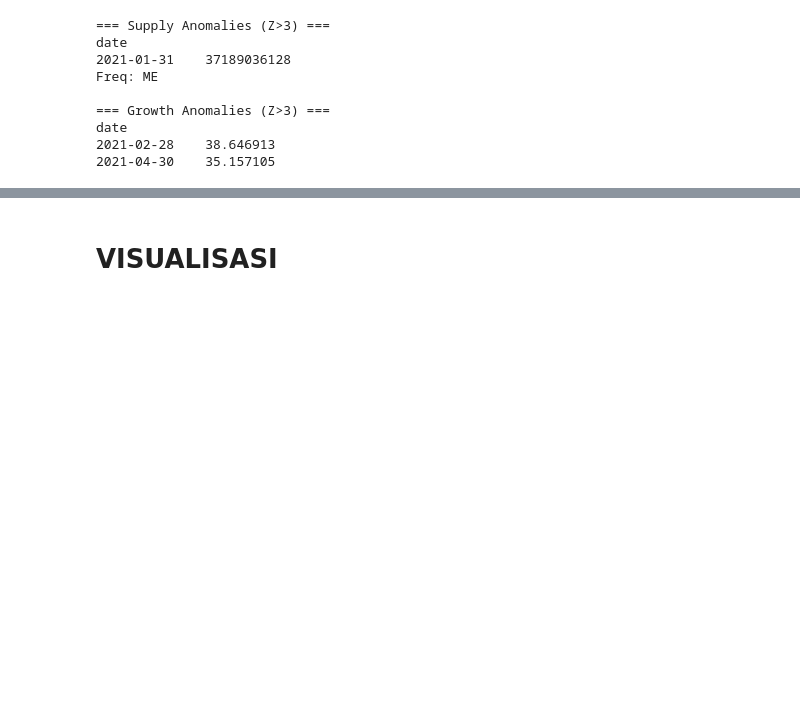
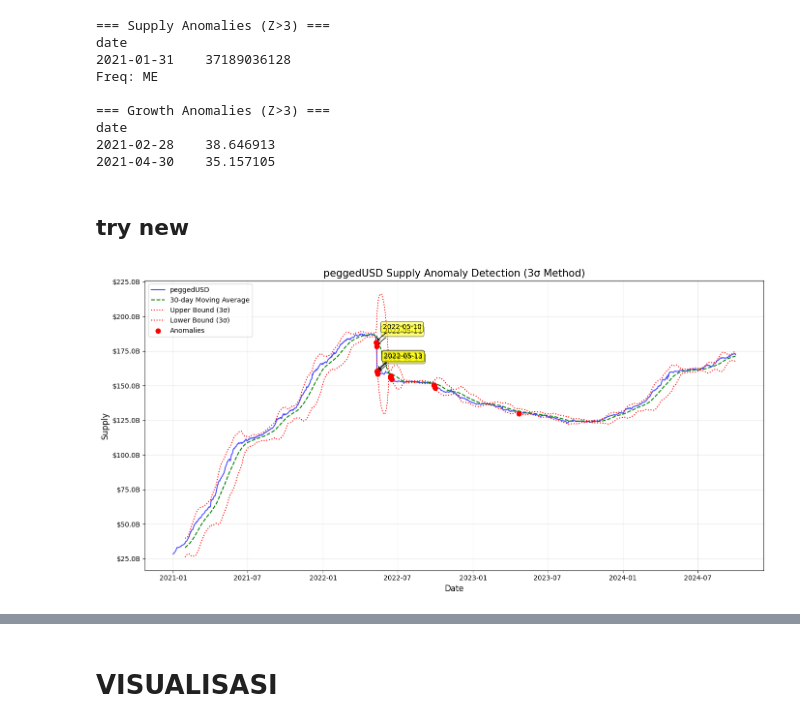
Before and after one commit to AlthafSyakirMaulana/stablecoin-insights, a Jupyter notebook: Data_Analyst.ipynb, the cells around one changed output, grey strips where cells are left out. Drawn from its saved outputs; the diff is of its cells as text; code cells hidden in the pictures; blank space fills up the shorter version.

```diff
--- a/Data_Analyst.ipynb
+++ b/Data_Analyst.ipynb
@@ -134,3 +134,5 @@ Freq: ME
 date
 2021-02-28    38.646913
 2021-04-30    35.157105
+# %% [markdown]
+## try new
@@ -136,0 +141,61 @@ date
+# %%
+# 1. Enhanced Anomaly Detection Visualization for peggedUSD
+plt.figure(figsize=(14, 7))
+
+# Calculate rolling mean and standard deviation
+window = 30
+rolling_mean = df_indexed['peggedUSD'].rolling(window=window).mean()
+rolling_std = df_indexed['peggedUSD'].rolling(window=window).std()
+
+# Calculate upper and lower bounds (3 standard deviations)
+upper_bound = rolling_mean + (rolling_std * 3)
+lower_bound = rolling_mean - (rolling_std * 3)
+
+# Identify anomalies - now everything has the same index
+anomalies = df_indexed[((df_indexed['peggedUSD'] > upper_bound) |
+                      (df_indexed['peggedUSD'] < lower_bound)) &
+                      (df_indexed['peggedUSD'].notnull())]
+
+# Plot the data
+plt.plot(df_indexed.index, df_indexed['peggedUSD'], label='peggedUSD', color='blue', alpha=0.7)
+plt.plot(rolling_mean.index, rolling_mean, label=f'{window}-day Moving Average', color='green', linestyle='--')
+plt.plot(upper_bound.index, upper_bound, label='Upper Bound (3σ)', color='red', linestyle=':')
+plt.plot(lower_bound.index, lower_bound, label='Lower Bound (3σ)', color='red', linestyle=':')
+plt.scatter(anomalies.index, anomalies['peggedUSD'], color='red', label='Anomalies', s=50, zorder=5)
+
+# Mark and annotate the top 5 most significant anomalies
+if len(anomalies) > 0:
+    # Calculate how far each anomaly is from the rolling mean
+    anomalies_mean_idx = anomalies.index.intersection(rolling_mean.index)
+    if len(anomalies_mean_idx) > 0:
+        distance = abs(anomalies.loc[anomalies_mean_idx, 'peggedUSD'] -
+                    rolling_mean.loc[anomalies_mean_idx])
+
+        # Get top 5 anomalies (or fewer if there are less than 5)
+        num_annotations = min(5, len(distance))
+        top_idx = distance.nlargest(num_annotations).index
+
+        for idx in top_idx:
+            plt.annotate(f"{idx.strftime('%Y-%m-%d')}",
+                        xy=(idx, anomalies.loc[idx, 'peggedUSD']),
+                        xytext=(10, 20),
+                        textcoords='offset points',
+                        arrowprops=dict(arrowstyle='->', connectionstyle='arc3,rad=.2', color='black'),
+                        bbox=dict(boxstyle='round,pad=0.3', fc='yellow', alpha=0.5))
+
+plt.title('peggedUSD Supply Anomaly Detection (3σ Method)', fontsize=15)
+plt.xlabel('Date', fontsize=12)
+plt.ylabel('Supply', fontsize=12)
+
+# Format the y-axis to show billions
+def billions(x, pos):
+    return f'${x/1e9:.1f}B'
+plt.gca().yaxis.set_major_formatter(FuncFormatter(billions))
+
+plt.legend(loc='upper left')
+plt.grid(True, alpha=0.3)
+plt.tight_layout()
+plt.savefig('usd_anomalies.png', dpi=300)
+plt.show()
+# %% [output]
+[figure, added]
```
Also changed, not shown: parts of 12 cells of this notebook, 1 other file.
